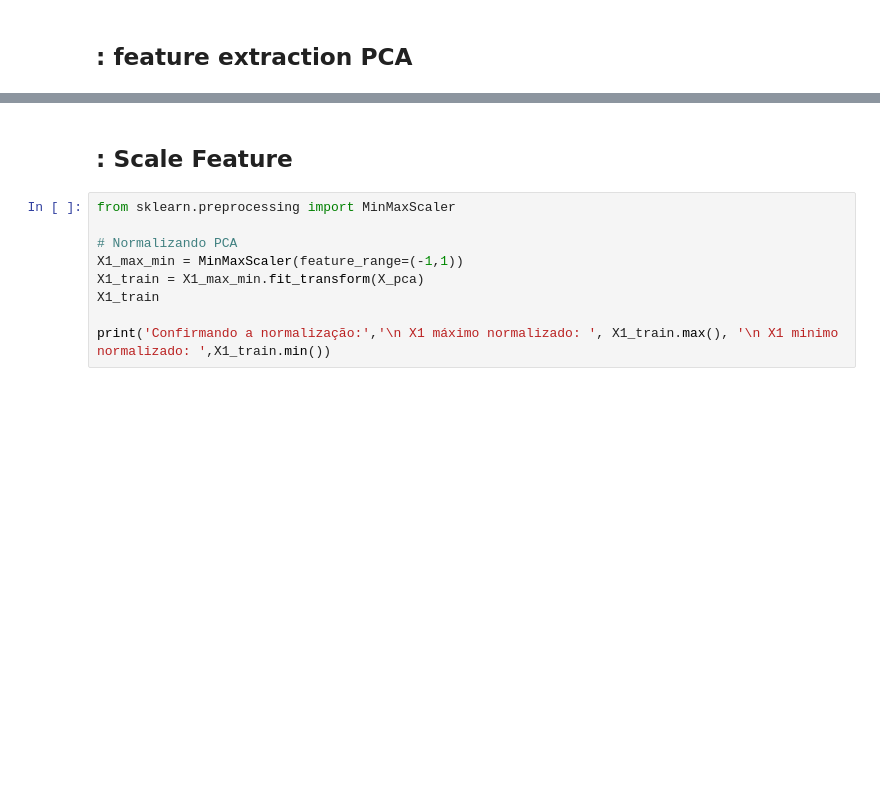
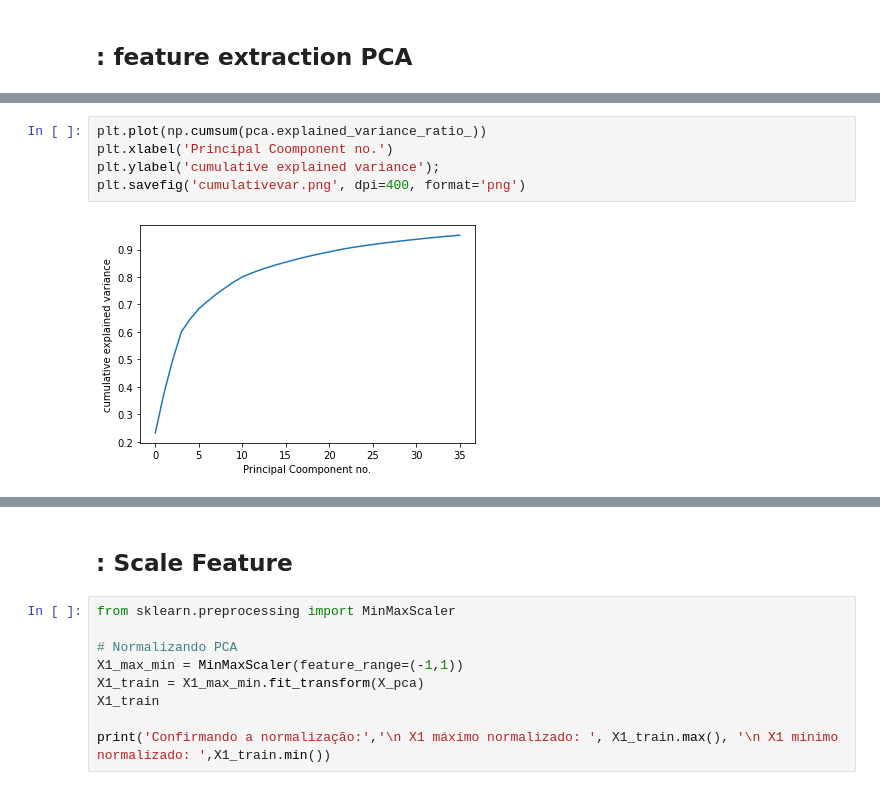
Before and after one commit to IsabelCamerini/HIML-COURSEatPUC-Rio, a Jupyter notebook: Isabel_Tiago_Proj.ipynb, the cells around one changed output, grey strips where cells are left out. Drawn from its saved outputs; the diff is of its cells as text; blank space fills up the shorter version.

```diff
--- a/Isabel_Tiago_Proj.ipynb
+++ b/Isabel_Tiago_Proj.ipynb
@@ -216,0 +324,7 @@ print(pca.explained_variance_ratio_ , pca.singular_values_)
+# %%
+plt.plot(np.cumsum(pca.explained_variance_ratio_))
+plt.xlabel('Principal Coomponent no.')
+plt.ylabel('cumulative explained variance');
+plt.savefig('cumulativevar.png', dpi=400, format='png')
+# %% [output]
+[figure, added]
```
Also changed, not shown: parts of 29 cells of this notebook.
